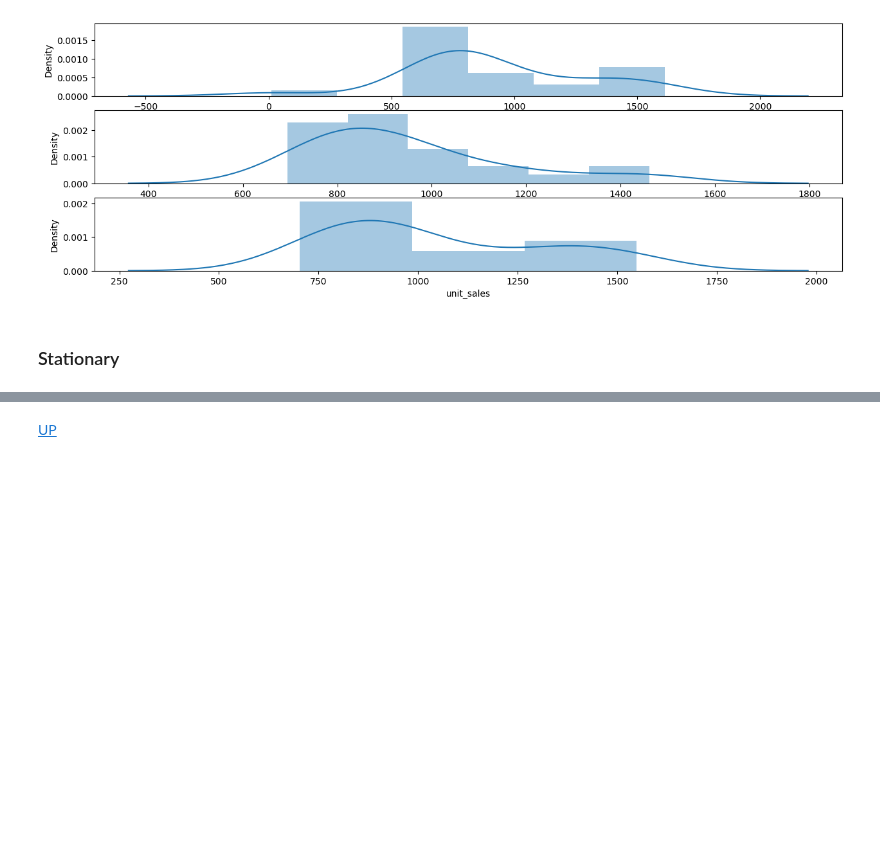
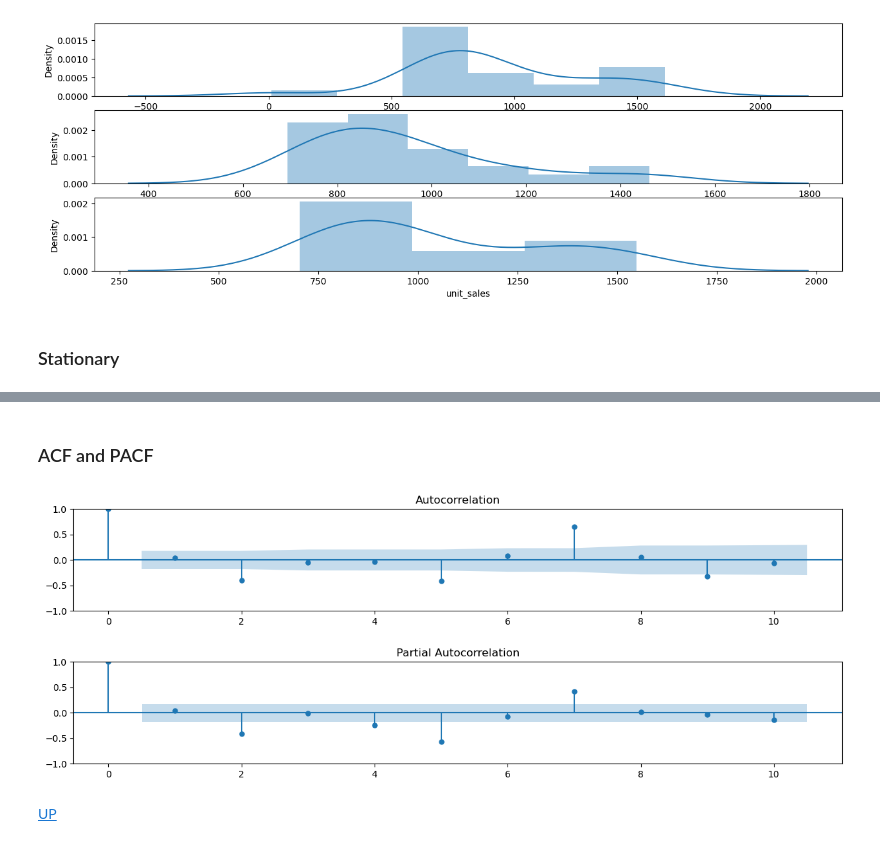
Before and after one commit to leopoldgerber/machine-learning-projects, a Jupyter notebook: time series - AR MA ARIMA.ipynb, the cells around one changed output, grey strips where cells are left out. Drawn from its saved outputs; the diff is of its cells as text; code cells hidden in the pictures; blank space fills up the shorter version.

```diff
--- a/time series - AR MA ARIMA.ipynb
+++ b/time series - AR MA ARIMA.ipynb
@@ -307,3 +320,15 @@ return np.array(forecast)
+# %% [markdown]
+### ACF and PACF
+# %%
+from statsmodels.graphics.tsaplots import plot_acf, plot_pacf
+
+fig, ax = plt.subplots(2, 1, figsize = (15, 5))
+plot_acf(df_time['diff'], lags = 10, ax = ax[0])
+plot_pacf(df_time['diff'], lags = 10, ax = ax[1])
+fig.subplots_adjust(hspace = .5, wspace = .5)
+plt.show()
+# %% [output]
+[figure, added]
 # %% [markdown]
 [UP](#toc)
 # %% [markdown]
```
Also changed, not shown: parts of 24 cells of this notebook.
